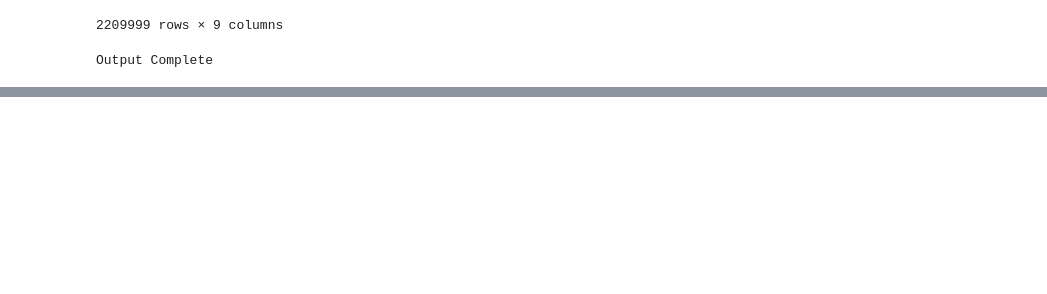
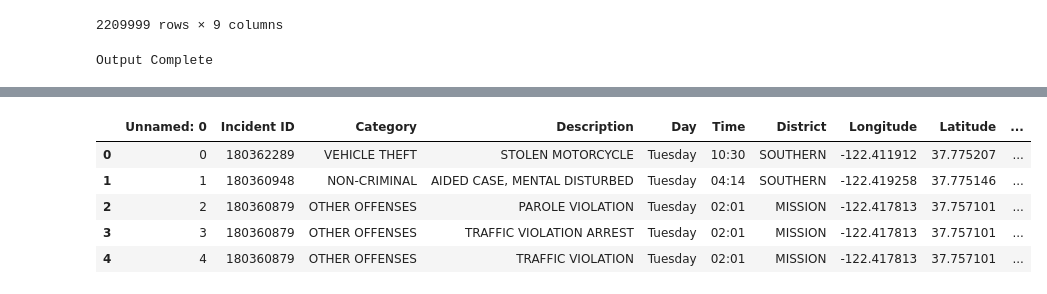
Before and after one commit to mahlonduke/Project_1, a Jupyter notebook: Source Data/SF_Crime.ipynb, the cells around one changed output, grey strips where cells are left out. Drawn from its saved outputs; the diff is of its cells as text; code cells hidden in the pictures; blank space fills up the shorter version.

```diff
--- a/Source Data/SF_Crime.ipynb
+++ b/Source Data/SF_Crime.ipynb
@@ -199,0 +238,11 @@ Output Complete
+# %%
+year2003andover = crime_data[crime_data.Year >= 2003]
+
+year2003andover.head()
+# %% [output]
+|  | Unnamed: 0 | Incident ID | Category | Description | Day | Time | District | Longitude | Latitude | ... |
+| 0 | 0 | 180362289 | VEHICLE THEFT | STOLEN MOTORCYCLE | Tuesday | 10:30 | SOUTHERN | -122.411912 | 37.775207 | ... |
+| 1 | 1 | 180360948 | NON-CRIMINAL | AIDED CASE, MENTAL DISTURBED | Tuesday | 04:14 | SOUTHERN | -122.419258 | 37.775146 | ... |
+| 2 | 2 | 180360879 | OTHER OFFENSES | PAROLE VIOLATION | Tuesday | 02:01 | MISSION | -122.417813 | 37.757101 | ... |
+| 3 | 3 | 180360879 | OTHER OFFENSES | TRAFFIC VIOLATION ARREST | Tuesday | 02:01 | MISSION | -122.417813 | 37.757101 | ... |
+| 4 | 4 | 180360879 | OTHER OFFENSES | TRAFFIC VIOLATION | Tuesday | 02:01 | MISSION | -122.417813 | 37.757101 | ... |
```
Also changed, not shown: parts of 17 cells of this notebook, 6 other files.
